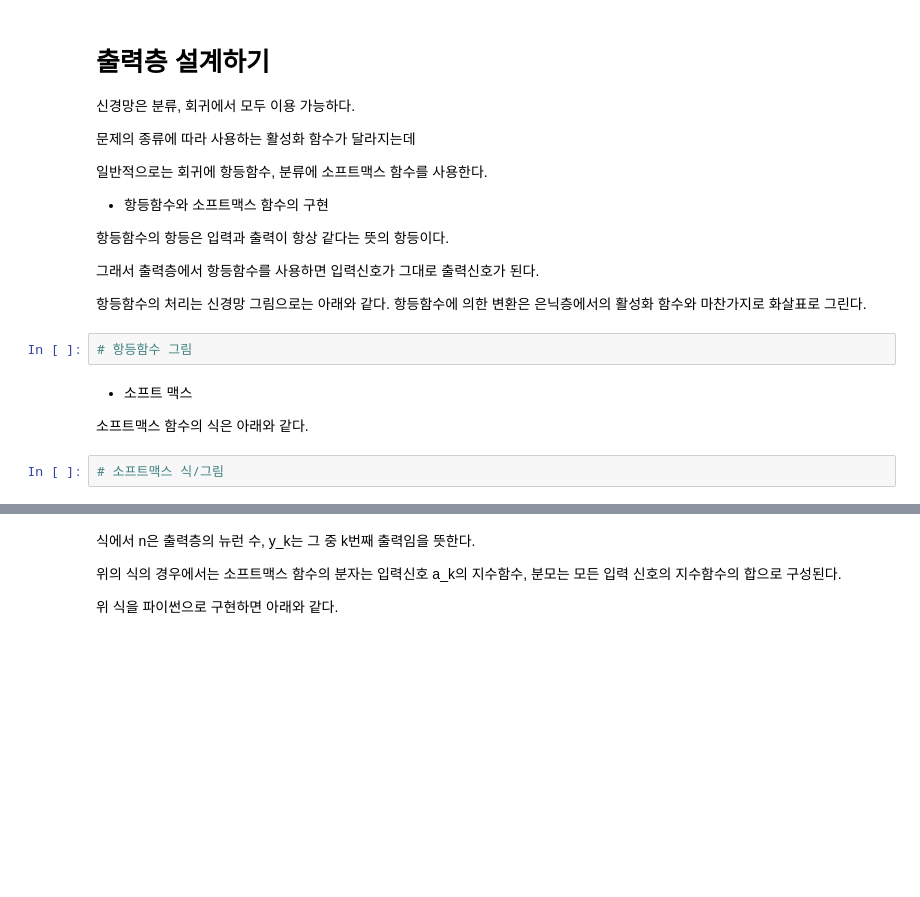
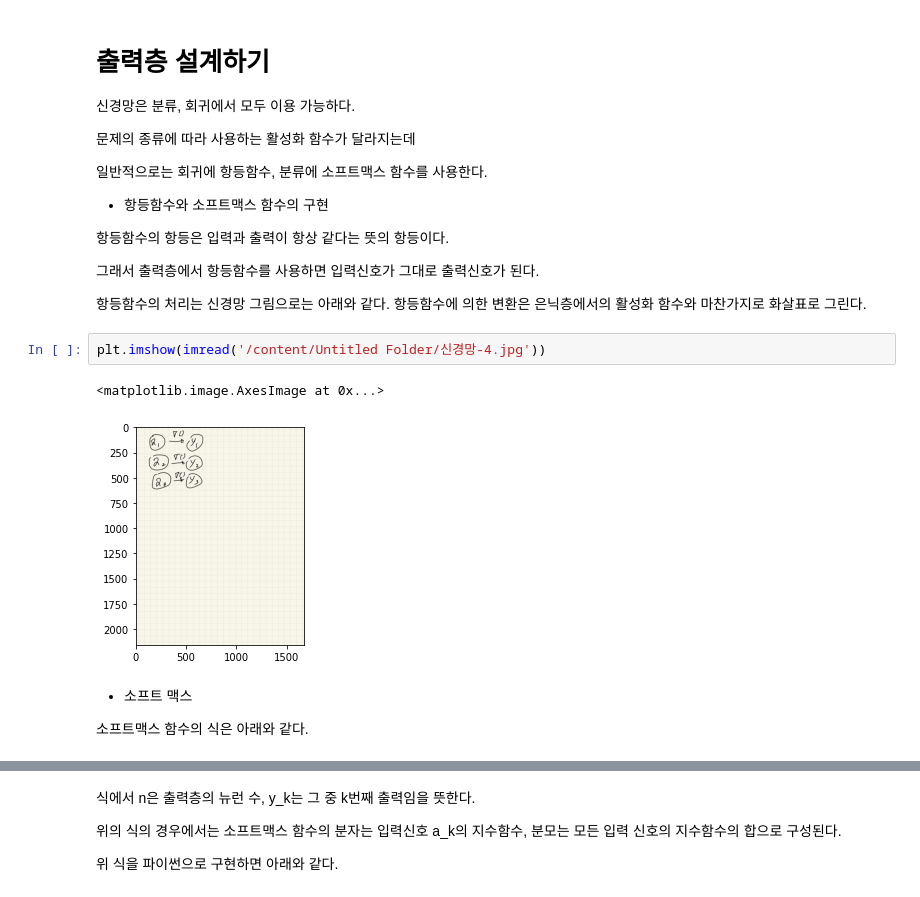
Before and after one commit to Touhou09/modelImplementTrial, a Jupyter notebook: Neural_Network.ipynb, the cells around one changed output, grey strips where cells are left out. Drawn from its saved outputs; the diff is of its cells as text; blank space fills up the shorter version.

```diff
--- a/Neural_Network.ipynb
+++ b/Neural_Network.ipynb
@@ -325,11 +334,12 @@ forward : 입력신호를 출력신호로 변환하는 처리과정
 그래서 출력층에서 항등함수를 사용하면 입력신호가 그대로 출력신호가 된다.
 
 항등함수의 처리는 신경망 그림으로는 아래와 같다. 항등함수에 의한 변환은 은닉층에서의 활성화 함수와 마찬가지로 화살표로 그린다.
-# %%
-# 항등함수 그림
+# %%
+plt.imshow(imread('/content/Untitled Folder/신경망-4.jpg'))
+# %% [output]
+<matplotlib.image.AxesImage at 0x...>
+[figure, added]
 # %% [markdown]
 * 소프트 맥스
 
 소프트맥스 함수의 식은 아래와 같다.
-# %%
-# 소프트맥스 식/그림
```
Also changed, not shown: parts of 9 cells of this notebook.
